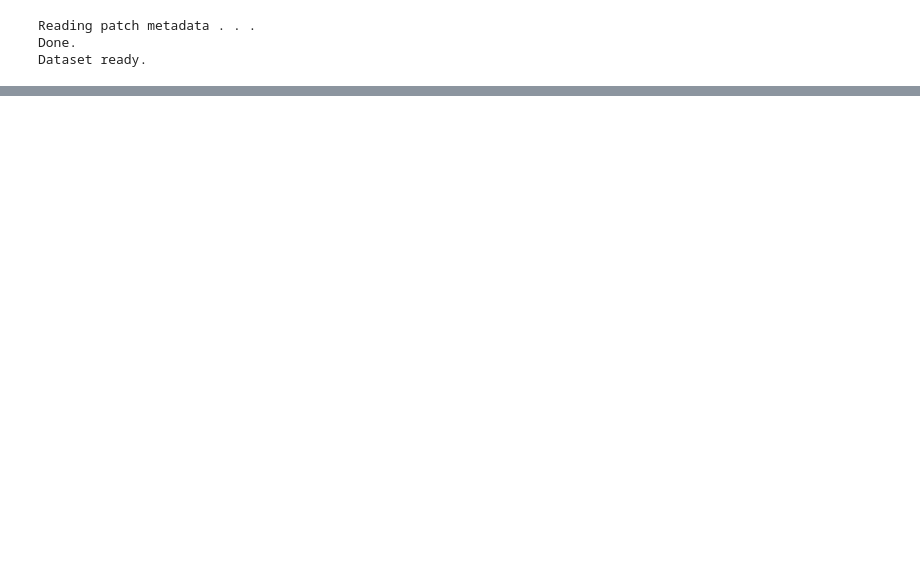
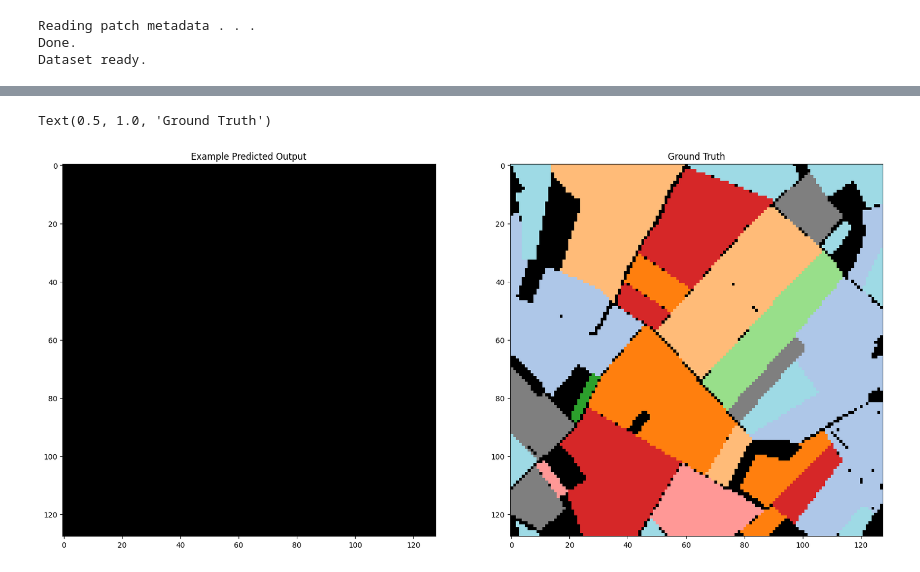
Before and after one commit to blakeschwartz02/CV_Project_2024, a Jupyter notebook: pastis-benchmark/code/svm.ipynb, the cells around one changed output, grey strips where cells are left out. Cells and saved outputs as stored; diff of their text form; code cells hidden in the pictures; blank space fills up the shorter version.

```diff
--- a/pastis-benchmark/code/svm.ipynb
+++ b/pastis-benchmark/code/svm.ipynb
@@ -160,0 +135,3 @@ Reshape your data either using array.reshape(-1, 1) if your data has a single fe
+# %%
+svm = LinearSVC(dual='auto')
+svm.fit(x_train, y_train)
@@ -228,9 +180,0 @@ Reshape your data either using array.reshape(-1, 1) if your data has a single fe
-# %%
-# x_train=x_train.reshape([-1,3])
-y_train=(y_train.reshape([-1,])).astype(np.int16)
-
-print(x_train.shape)
-print(y_train.shape)
-
-svm = SVC(kernel='rbf', gamma='auto')
-svm.fit(x_train, y_train)
@@ -256,0 +237,3 @@ print('Recall: ', recall)
+# %%
+y_ex_pred = svm.predict(x_ex_flat)
+y_ex_pred = y_ex_pred.reshape([128, 128])
@@ -257,12 +250,11 @@ print('Recall: ', recall)
 # %%
-fig, axes = plt.subplots(1,2, figsize=(20,20))
+fix, axes = plt.subplots(1,2, figsize=(20,20))
 
-axes[0].imshow(y_test[:1000].reshape(10,100), cmap=cmap, vmin=0, vmax=20)
+axes[0].imshow(y_ex_pred, cmap=cmap, vmin=0, vmax=20)
+axes[1].imshow(y_ex[0].squeeze(), cmap=cmap, vmin=0, vmax=20)
 
-axes[1].imshow(y_pred[:1000].reshape(10,100), cmap=cmap, vmin=0, vmax=20)
-
-axes[0].set_title('Ground Truth')
-
-axes[1].set_title('Predictions')
-
-plt.show()
+axes[0].set_title('Example Predicted Output')
+axes[1].set_title('Ground Truth')
+# %% [output]
+Text(0.5, 1.0, 'Ground Truth')
+[figure, added]
```
Also changed, not shown: parts of 40 cells of this notebook, 1 other file.
